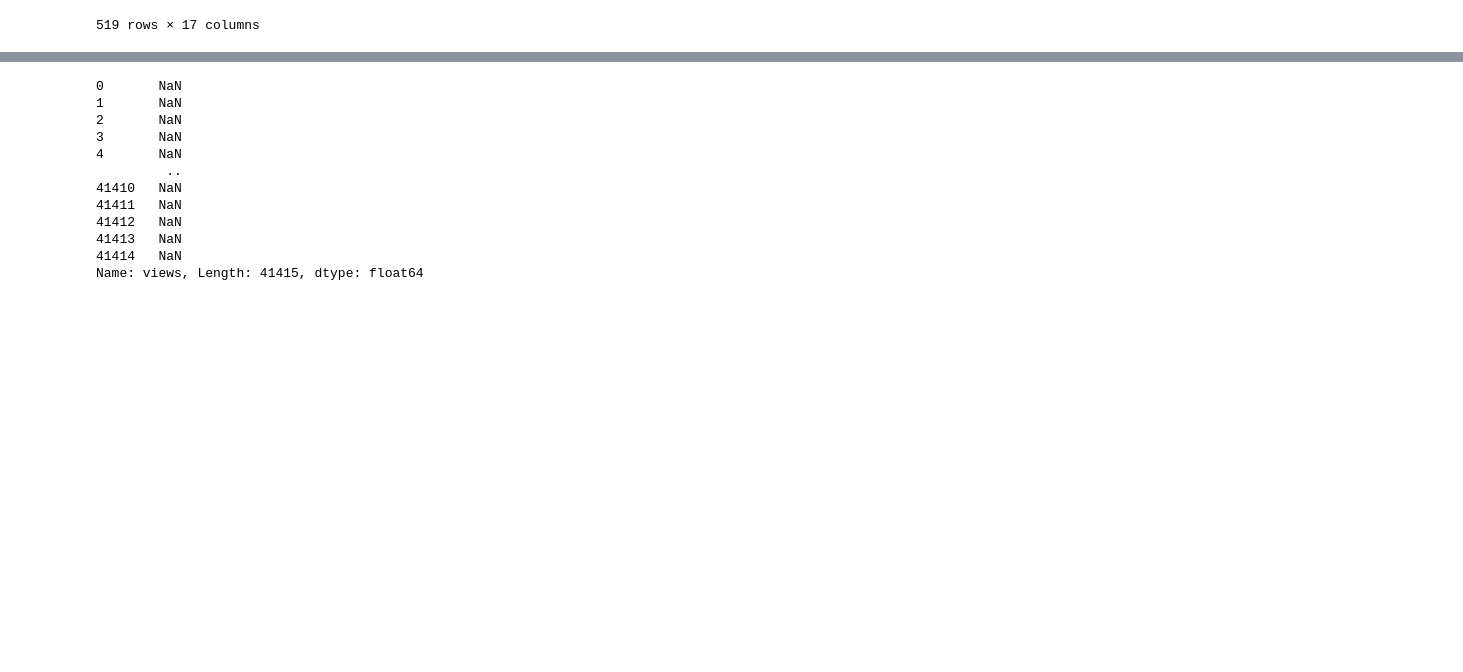
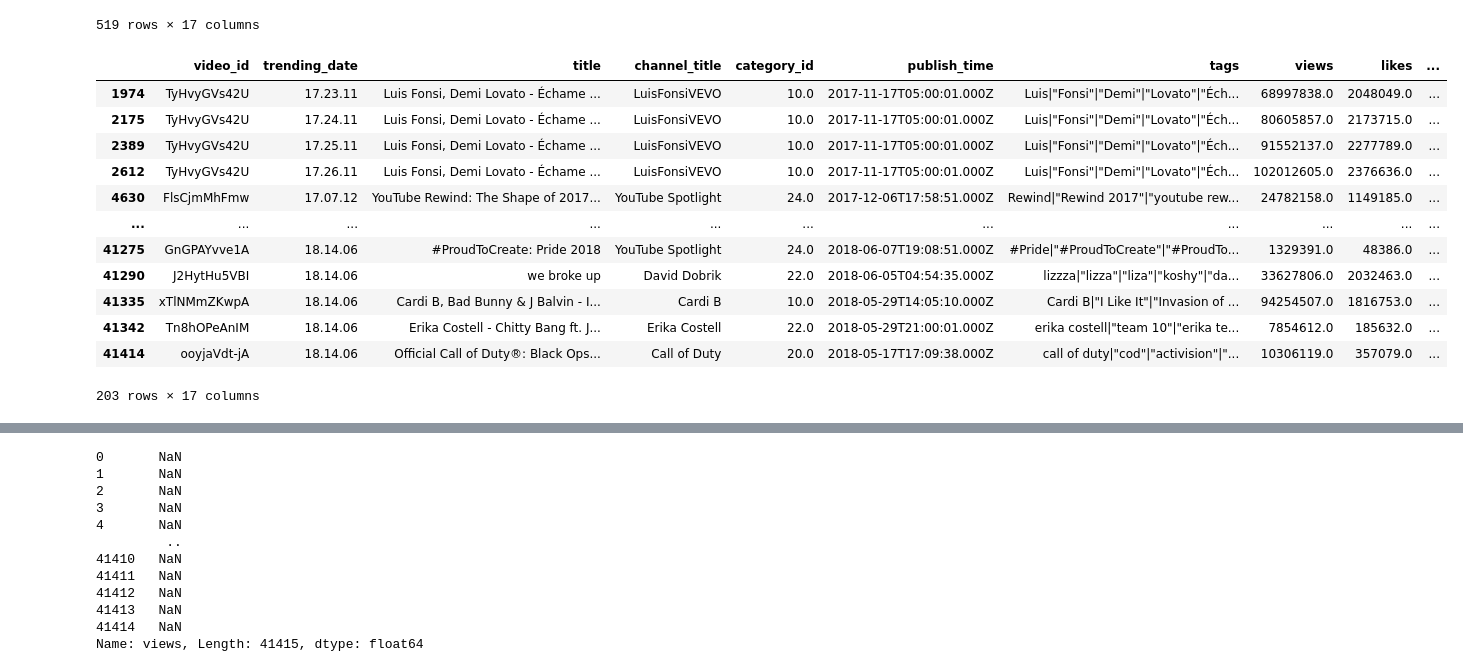
Before and after one commit to mahdid-lilia/CLA-BOOTCAMP, a Jupyter notebook: Unit 2/Homeworks/Exercise 2.ipynb, the cells around one changed output, grey strips where cells are left out. Cells and saved outputs as stored; diff of their text form; code cells hidden in the pictures; blank space fills up the shorter version.

```diff
--- a/Unit 2/Homeworks/Exercise 2.ipynb
+++ b/Unit 2/Homeworks/Exercise 2.ipynb
@@ -122,3 +146,22 @@ da[da["views_zscore"]>3]
 | 41391 | QgOXIEhHU1Y | 18.14.06 | Diplo, French Montana & Lil Pump ... | Diplo | 10.0 | 2018-05-21T14:12:22.000Z | Welcome to the party|"Diplo"|"Lil... | 40087764.0 | 835657.0 | ... |
 | 41404 | n_W54baizX8 | 18.14.06 | Daddy Yankee - Hielo (Video Oficial) | Daddy Yankee | 10.0 | 2018-05-18T14:00:04.000Z | daddy yankee reggaeton|"daddy yan... | 41803845.0 | 628861.0 | ... |
 519 rows × 17 columns
+# %%
+df = pd.read_csv("videosUS.csv")
+df["dislikes_zscore"]=(df.dislikes- df.dislikes.mean())/ df.dislikes.std()
+df=df[df["dislikes_zscore"]>3]
+df[df["dislikes_zscore"]>3]
+# %% [output]
+|  | video_id | trending_date | title | channel_title | category_id | publish_time | tags | views | likes | ... |
+| 1974 | TyHvyGVs42U | 17.23.11 | Luis Fonsi, Demi Lovato - Échame ... | LuisFonsiVEVO | 10.0 | 2017-11-17T05:00:01.000Z | Luis|"Fonsi"|"Demi"|"Lovato"|"Éch... | 68997838.0 | 2048049.0 | ... |
+| 2175 | TyHvyGVs42U | 17.24.11 | Luis Fonsi, Demi Lovato - Échame ... | LuisFonsiVEVO | 10.0 | 2017-11-17T05:00:01.000Z | Luis|"Fonsi"|"Demi"|"Lovato"|"Éch... | 80605857.0 | 2173715.0 | ... |
+| 2389 | TyHvyGVs42U | 17.25.11 | Luis Fonsi, Demi Lovato - Échame ... | LuisFonsiVEVO | 10.0 | 2017-11-17T05:00:01.000Z | Luis|"Fonsi"|"Demi"|"Lovato"|"Éch... | 91552137.0 | 2277789.0 | ... |
+| 2612 | TyHvyGVs42U | 17.26.11 | Luis Fonsi, Demi Lovato - Échame ... | LuisFonsiVEVO | 10.0 | 2017-11-17T05:00:01.000Z | Luis|"Fonsi"|"Demi"|"Lovato"|"Éch... | 102012605.0 | 2376636.0 | ... |
+| 4630 | FlsCjmMhFmw | 17.07.12 | YouTube Rewind: The Shape of 2017... | YouTube Spotlight | 24.0 | 2017-12-06T17:58:51.000Z | Rewind|"Rewind 2017"|"youtube rew... | 24782158.0 | 1149185.0 | ... |
+| ... | ... | ... | ... | ... | ... | ... | ... | ... | ... | ... |
+| 41275 | GnGPAYvve1A | 18.14.06 | #ProudToCreate: Pride 2018 | YouTube Spotlight | 24.0 | 2018-06-07T19:08:51.000Z | #Pride|"#ProudToCreate"|"#ProudTo... | 1329391.0 | 48386.0 | ... |
+| 41290 | J2HytHu5VBI | 18.14.06 | we broke up | David Dobrik | 22.0 | 2018-06-05T04:54:35.000Z | lizzza|"lizza"|"liza"|"koshy"|"da... | 33627806.0 | 2032463.0 | ... |
+| 41335 | xTlNMmZKwpA | 18.14.06 | Cardi B, Bad Bunny & J Balvin - I... | Cardi B | 10.0 | 2018-05-29T14:05:10.000Z | Cardi B|"I Like It"|"Invasion of ... | 94254507.0 | 1816753.0 | ... |
+| 41342 | Tn8hOPeAnIM | 18.14.06 | Erika Costell - Chitty Bang ft. J... | Erika Costell | 22.0 | 2018-05-29T21:00:01.000Z | erika costell|"team 10"|"erika te... | 7854612.0 | 185632.0 | ... |
+| 41414 | ooyjaVdt-jA | 18.14.06 | Official Call of Duty®: Black Ops... | Call of Duty | 20.0 | 2018-05-17T17:09:38.000Z | call of duty|"cod"|"activision"|"... | 10306119.0 | 357079.0 | ... |
+203 rows × 17 columns
```
Also changed, not shown: parts of 11 cells of this notebook, 1 other file.
